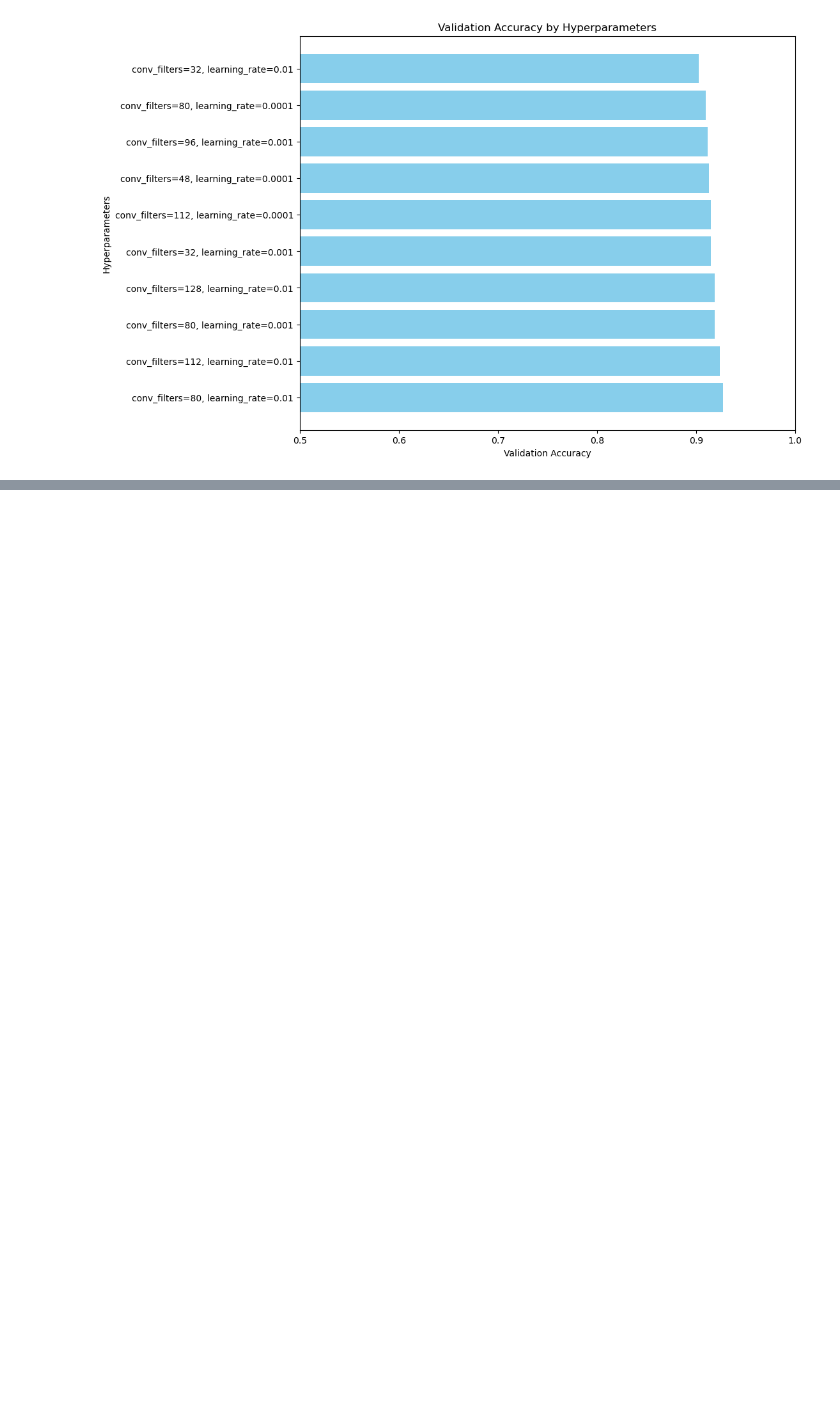
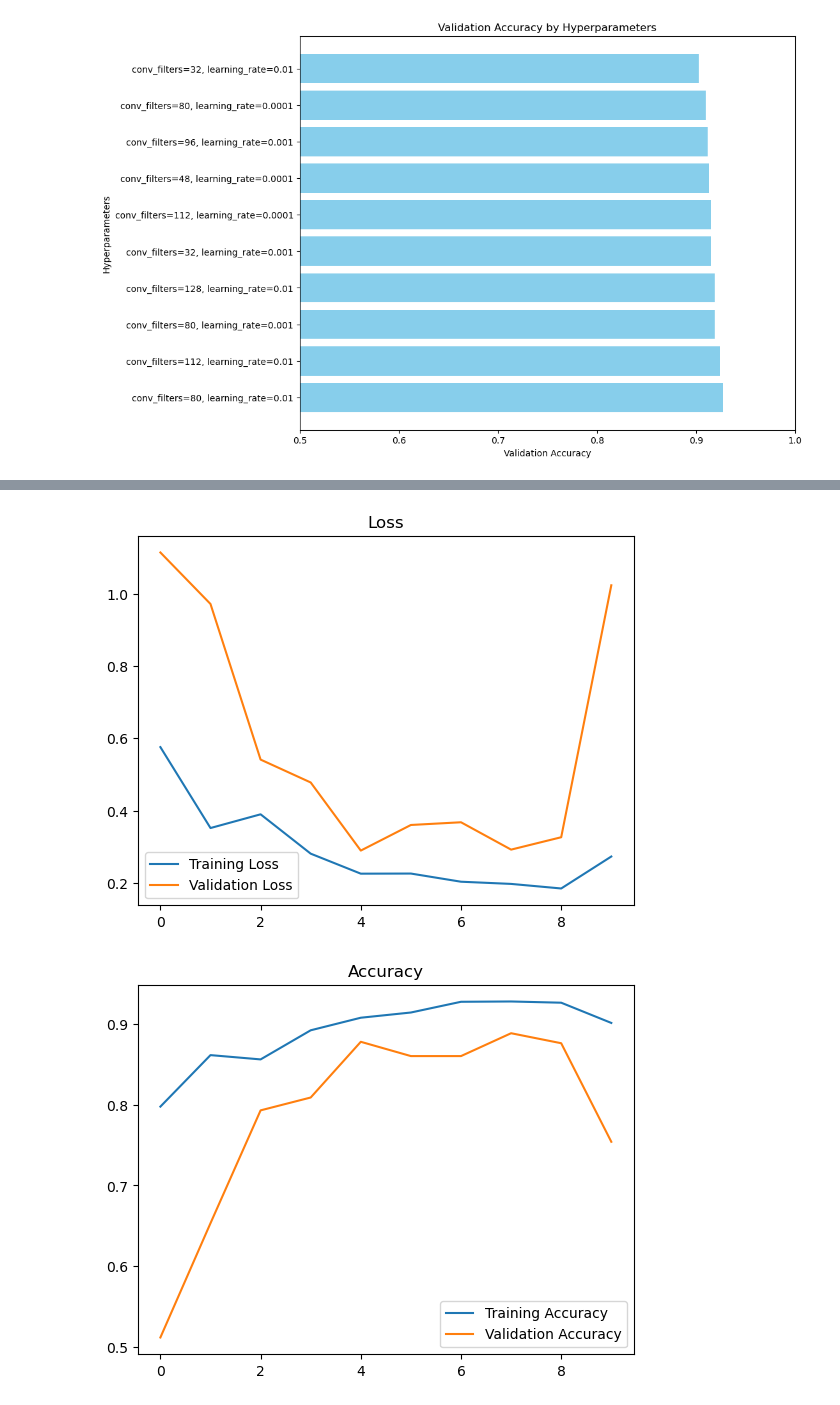
Before and after one commit to peng-yunfei/Tumor_Detection, a Jupyter notebook: model.ipynb, the cells around one changed output, grey strips where cells are left out. Drawn from its saved outputs; the diff is of its cells as text; code cells hidden in the pictures; blank space fills up the shorter version.

Commit message:
Batchsize Test

```diff
--- a/model.ipynb
+++ b/model.ipynb
@@ -280,0 +305,4 @@ plt.show()
+# %%
+model = build_model_manual()
+
+model.summary()
@@ -280,0 +331,8 @@ plt.show()
+# %%
+start_time = time.time()
+
+model.fit(x=X_train, y=y_train, batch_size=32, epochs=10, validation_data=(X_val, y_val))
+
+end_time = time.time()
+execution_time = (end_time - start_time)
+print(f"Elapsed time: {hms_string(execution_time)}")
@@ -280,0 +357,3 @@ plt.show()
+# %%
+history = model.history.history
+history
@@ -280,0 +378,28 @@ plt.show()
+# %%
+def plot_metrics(history):
+
+    train_loss = history['loss']
+    val_loss = history['val_loss']
+    train_acc = history['accuracy']
+    val_acc = history['val_accuracy']
+
+    # Loss
+    plt.figure()
+    plt.plot(train_loss, label='Training Loss')
+    plt.plot(val_loss, label='Validation Loss')
+    plt.title('Loss')
+    plt.legend()
+    plt.show()
+
+    # Accuracy
+    plt.figure()
+    plt.plot(train_acc, label='Training Accuracy')
+    plt.plot(val_acc, label='Validation Accuracy')
+    plt.title('Accuracy')
+    plt.legend()
+    plt.show()
+# %%
+plot_metrics(history)
+# %% [output]
+[figure, added]
+[figure, added]
```
Also changed, not shown: parts of 6 cells of this notebook.
